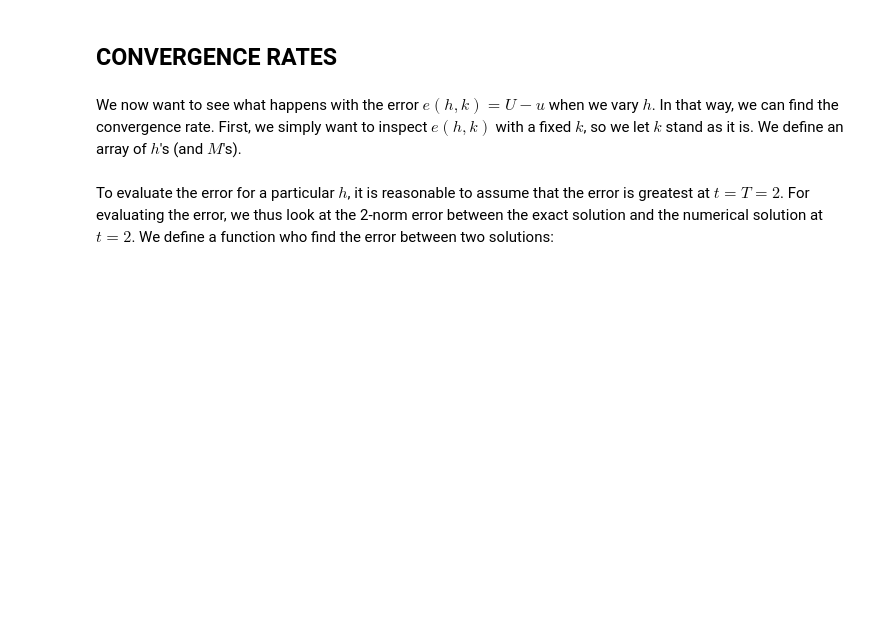
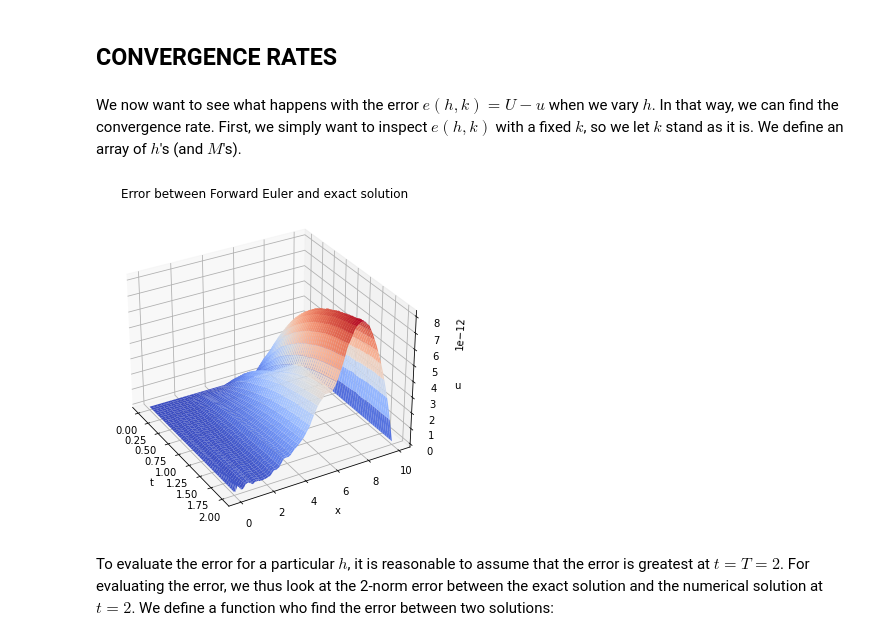
Before and after one commit to ulrikunneberg/NumDiff_prosjekt, a Jupyter notebook: Test.ipynb, the cells around one changed output. Drawn from its saved outputs; the diff is of its cells as text; code cells hidden in the pictures; blank space fills up the shorter version.

```diff
--- a/Test.ipynb
+++ b/Test.ipynb
@@ -386,3 +386,7 @@ We see that the result is drastic.
 ## CONVERGENCE RATES
 # %% [markdown]
 We now want to see what happens with the error $e(h, k)= U - u$ when we vary $h$. In that way, we can find the convergence rate. First, we simply want to inspect $e(h,k)$ with a fixed $k$, so we let $k$ stand as it is. We define an array of $h$'s (and $M$'s).
+# %%
+plot_solution(v_forward - v_exact , angle=-30, title="Error between Forward Euler and exact solution")
+# %% [output]
+[figure, added]
```
Also changed, not shown: parts of 4 cells of this notebook, 1 other file.
